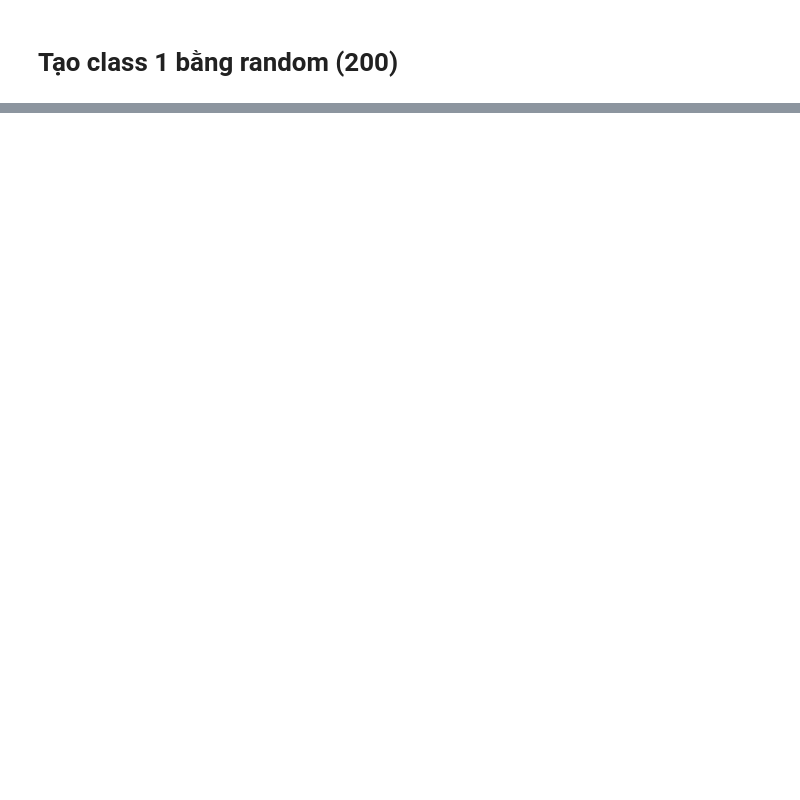
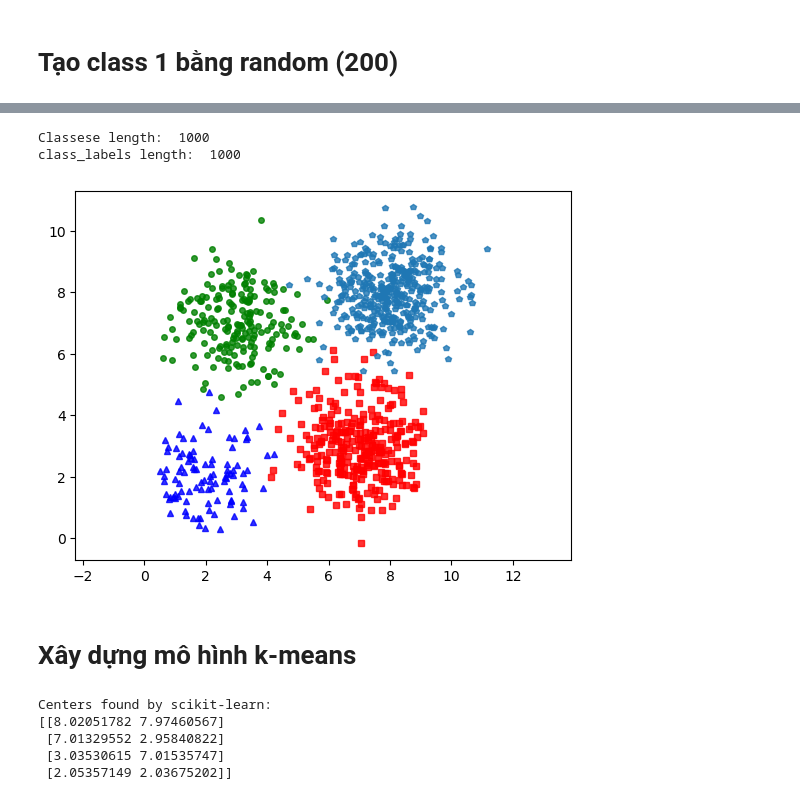
Before and after one commit to TaQuangKhoi/He-thong-thong-tin-thong-minh, a Jupyter notebook: 23-Jun-2023 - Learn K-means.ipynb, the cells around one changed output, grey strips where cells are left out. Drawn from its saved outputs; the diff is of its cells as text; code cells hidden in the pictures; blank space fills up the shorter version.

Commit message:
Save file Learn K-means

```diff
--- a/23-Jun-2023 - Learn K-means.ipynb
+++ b/23-Jun-2023 - Learn K-means.ipynb
@@ -73,0 +76,3 @@ array([[2.94428109, 7.39801487],
+# %%
+class2 = np.random.multivariate_normal(means[2], covariances, 300)
+class2
@@ -73,0 +99,3 @@ array([[2.94428109, 7.39801487],
+# %%
+class3 = np.random.multivariate_normal(means[3], covariances, 400)
+class3
@@ -73,0 +122,3 @@ array([[2.94428109, 7.39801487],
+# %%
+classes = np.concatenate((class0, class1, class2, class3), axis=0)
+classes
@@ -73,0 +133,4 @@ array([[2.94428109, 7.39801487],
+# %%
+K = 4
+class_labels = np.array([0] * 100 + [1] * 200 + [2] * 300 + [3] * 400).T
+class_labels
@@ -73,0 +155,36 @@ array([[2.94428109, 7.39801487],
+# %%
+def classes_display(data, label):
+    K = np.amax(label) + 1
+    C0 = data[label == 0, :]
+    C1 = data[label == 1, :]
+    C2 = data[label == 2, :]
+    C3 = data[label == 3, :]
+
+    plt.plot(C0[:, 0], C0[:, 1], 'b^', markersize=4, alpha=.8)
+    plt.plot(C1[:, 0], C1[:, 1], 'go', markersize=4, alpha=.8)
+    plt.plot(C2[:, 0], C2[:, 1], 'rs', markersize=4, alpha=.8)
+    plt.plot(C3[:, 0], C3[:, 1], 'p', markersize=4, alpha=.8)
+
+    plt.axis('equal')
+    plt.plot()
+    plt.show()
+
+print("Classes length: ", len(classes))
+print("class_labels length: ", len(class_labels))
+classes_display(classes, class_labels)
+# %% [output]
+Classese length:  1000
+class_labels length:  1000
+[figure, added]
+# %% [markdown]
+# Xây dựng mô hình k-means
+# %%
+kmeans = KMeans(n_clusters=4, random_state=0).fit(classes)
+print("Centers found by scikit-learn:")
+print(kmeans.cluster_centers_)
+# %% [output]
+Centers found by scikit-learn:
+[[8.02051782 7.97460567]
+ [7.01329552 2.95840822]
+ [3.03530615 7.01535747]
+ [2.05357149 2.03675202]]
```
Also changed, not shown: parts of 14 cells of this notebook.
